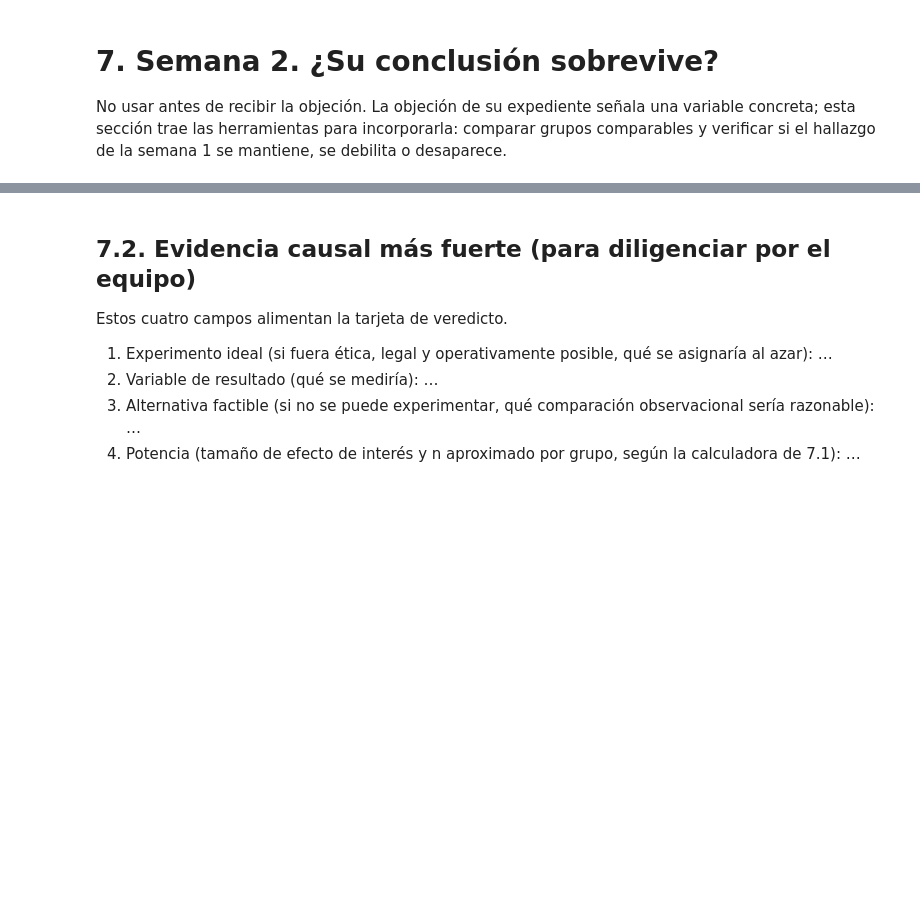
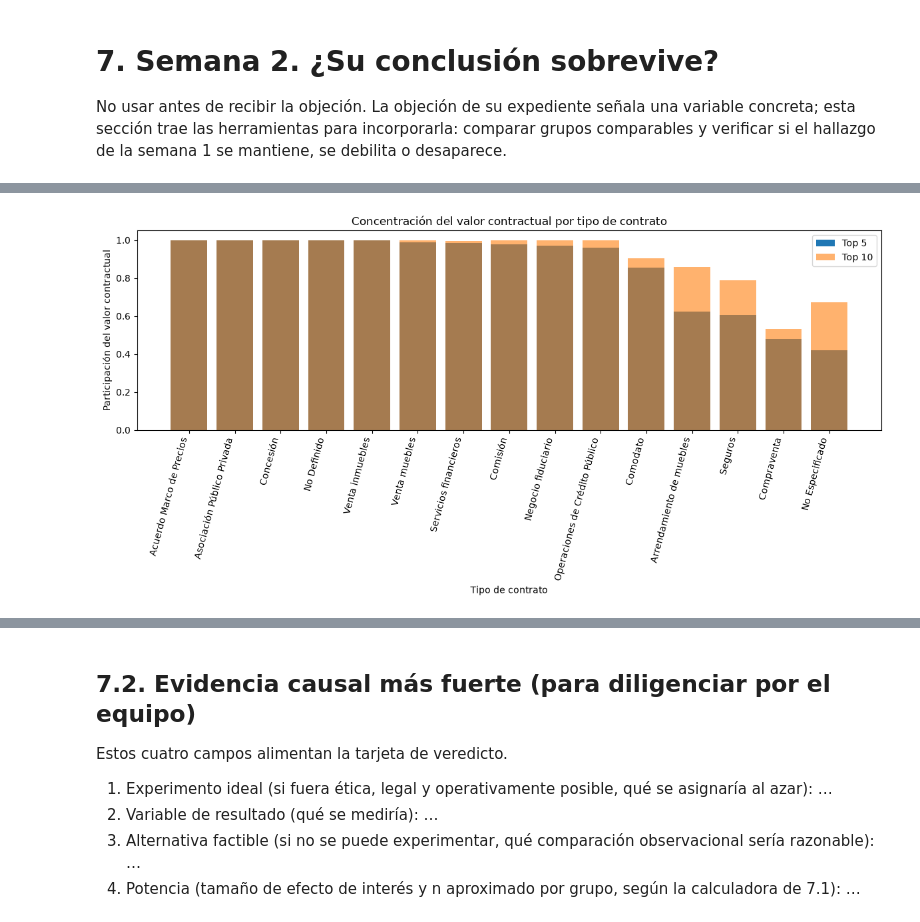
Before and after one commit to evallejog/curso_Data_Analytics, a Jupyter notebook: SECOP-DataAnalytics-Grupo3/SECOP_investigation_grupo3_B.ipynb, the cells around one changed output, grey strips where cells are left out. Drawn from its saved outputs; the diff is of its cells as text; code cells hidden in the pictures; blank space fills up the shorter version.

Commit message:
Semana 2

```diff
--- a/SECOP-DataAnalytics-Grupo3/SECOP_investigation_grupo3_B.ipynb
+++ b/SECOP-DataAnalytics-Grupo3/SECOP_investigation_grupo3_B.ipynb
@@ -1214,0 +1294,15 @@ efecto d=0.8 : ~   26 contratos por grupo
+# %%
+# ============================================================
+# SEMANA 2 — CRITERIOS DEL ANÁLISIS
+# ============================================================
+
+CRITERIO_CONCENTRACION = {
+    "unidad_nicho": "Tipo de contrato",
+    "identidad_proveedor": "Documento del proveedor (NIT/documento)",
+    "metrica_principal": "Participación del valor contractual",
+    "top_5_umbral": 0.50,
+    "top_10_umbral": 0.70,
+    "tratamiento_valores_no_positivos": "Excluir del cálculo monetario de concentración"
+}
+
+CRITERIO_CONCENTRACION
@@ -1214,0 +2599,50 @@ efecto d=0.8 : ~   26 contratos por grupo
+# %%
+import matplotlib.pyplot as plt
+
+# ============================================================
+# GRÁFICO — TOP 5 VS TOP 10
+# ============================================================
+
+grafico_concentracion = (
+    tabla_concentracion
+    .sort_values(
+        "top5_participacion",
+        ascending=False
+    )
+    .head(15)
+    .copy()
+)
+
+x = range(len(grafico_concentracion))
+
+plt.figure(figsize=(12, 6))
+
+plt.bar(
+    x,
+    grafico_concentracion["top5_participacion"],
+    label="Top 5"
+)
+
+plt.bar(
+    x,
+    grafico_concentracion["top10_participacion"],
+    alpha=0.6,
+    label="Top 10"
+)
+
+plt.xticks(
+    x,
+    grafico_concentracion[COL_NICHO],
+    rotation=75,
+    ha="right"
+)
+
+plt.ylabel("Participación del valor contractual")
+plt.xlabel("Tipo de contrato")
+plt.title("Concentración del valor contractual por tipo de contrato")
+plt.legend()
+
+plt.tight_layout()
+plt.show()
+# %% [output]
+[figure, added]
```
Also changed, not shown: parts of 59 cells of this notebook.
